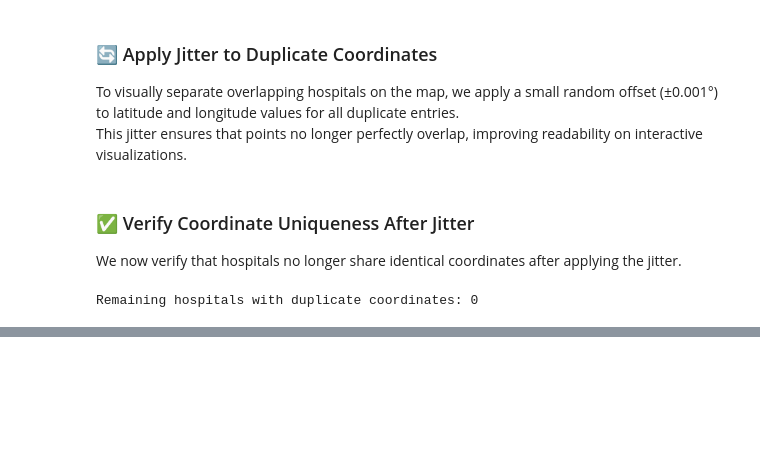
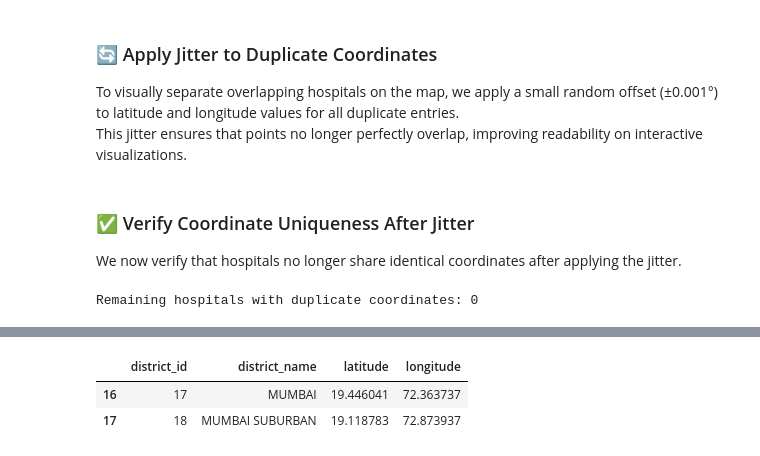
Before and after one commit to nikhil-dhumal/EquiHealth, a Jupyter notebook: scripts/scrape-health-data.ipynb, the cells around one changed output, grey strips where cells are left out. Drawn from its saved outputs; the diff is of its cells as text; code cells hidden in the pictures; blank space fills up the shorter version.

```diff
--- a/scripts/scrape-health-data.ipynb
+++ b/scripts/scrape-health-data.ipynb
@@ -1796,0 +1812,9 @@ hospital_df.to_csv("../data/maharashtra/hospital.csv", index=False)
+# %%
+# Inspect current coordinates for Mumbai-related districts
+district_df[
+    district_df["district_name"].str.upper().str.contains("MUMBAI")
+][["district_id", "district_name", "latitude", "longitude"]]
+# %% [output]
+|  | district_id | district_name | latitude | longitude |
+| 16 | 17 | MUMBAI | 19.446041 | 72.363737 |
+| 17 | 18 | MUMBAI SUBURBAN | 19.118783 | 72.873937 |
```
Also changed, not shown: parts of 9 cells of this notebook, 2 other files.
